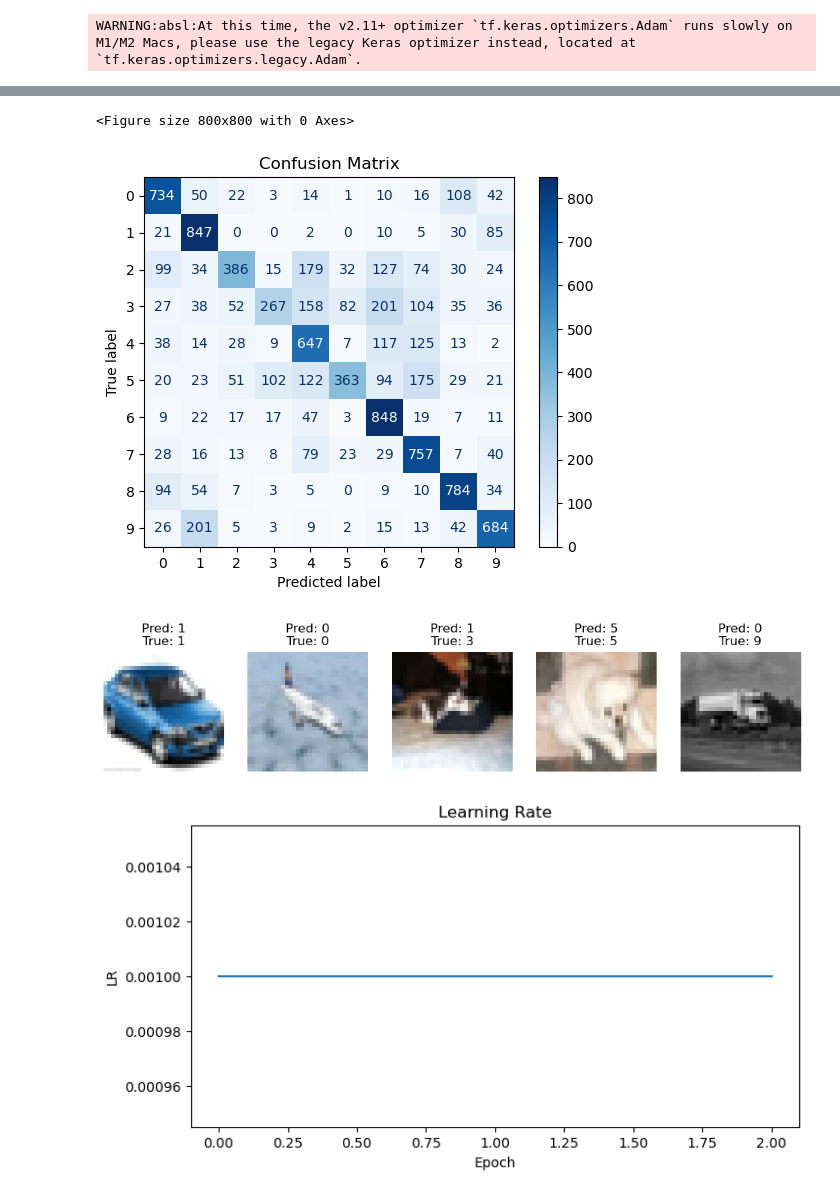
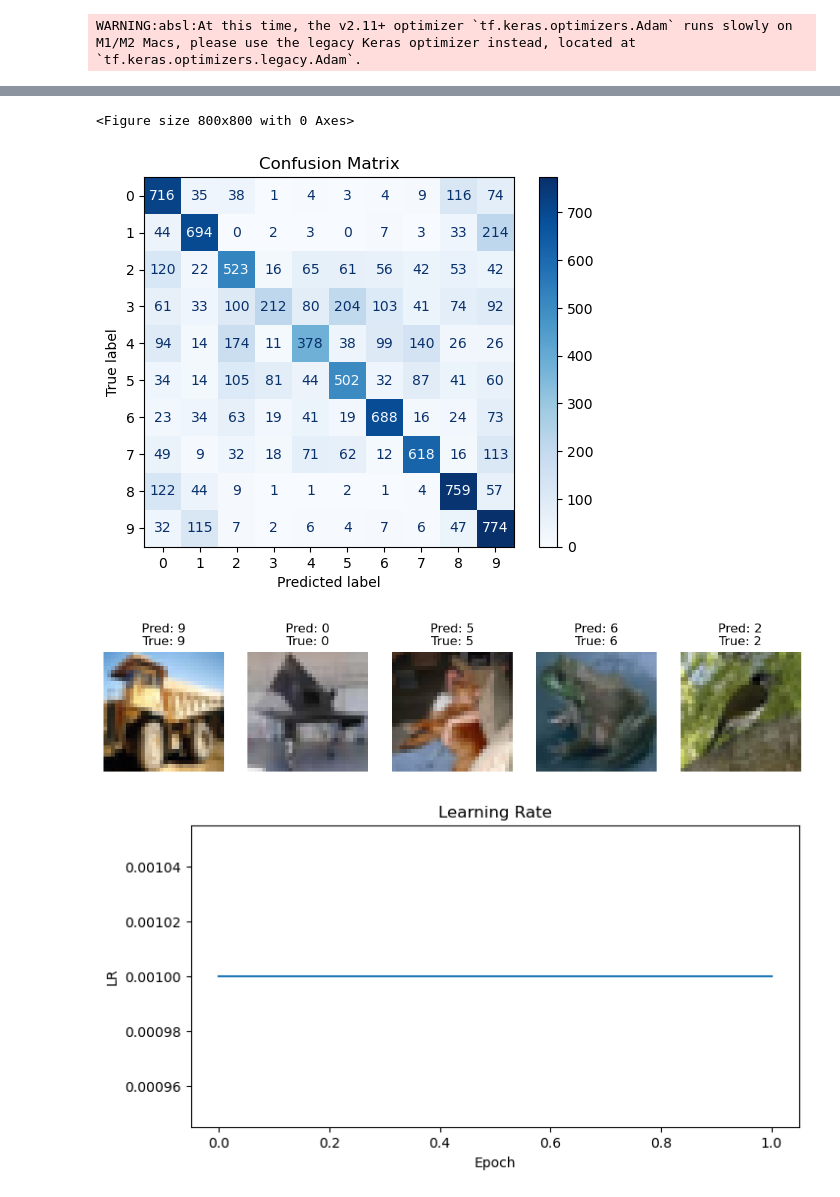
Before and after one commit to mohsenkhashei/cifar10, a Jupyter notebook: CNN_CIFAR_10_modified.ipynb, the cells around one changed output, grey strips where cells are left out. Saved outputs shown, nothing was run; the diff lists cells and outputs as text; code cells hidden in the pictures.

```diff
--- a/CNN_CIFAR_10_modified.ipynb
+++ b/CNN_CIFAR_10_modified.ipynb
@@ -11,10 +11,11 @@ import pandas as pd
 from tensorflow.keras.callbacks import TensorBoard
 import datetime
 from tensorflow.keras.utils import plot_model
+from graphviz import Digraph
 
 
 ############################ Parameters  ####################################################
-epochs = 3  # Increase the number of epochs
+epochs = 2  # Increase the number of epochs
 batch_size = 64
 validation_split = 0.2
 optimizer = tf.keras.optimizers.Adam(learning_rate=0.001)
@@ -249,6 +250,33 @@ plt.show()
 
 # Save the model architecture as an image
 plot_model(model, to_file='model_architecture.png', show_shapes=True)
+
+
+
+# Create a directed graph
+dot = Digraph(comment='CNN Architecture')
+
+# Add nodes
+dot.node('input', 'Input\n(32x32x3)')
+dot.node('conv1', 'Conv2D\n(32 filters, 3x3, ReLU)')
+dot.node('pool1', 'MaxPooling2D\n(2x2)')
+dot.node('conv2', 'Conv2D\n(64 filters, 3x3, ReLU)')
+dot.node('pool2', 'MaxPooling2D\n(2x2)')
+dot.node('conv3', 'Conv2D\n(128 filters, 3x3, ReLU)')
+dot.node('flatten', 'Flatten')
+dot.node('dense1', 'Dense\n(128 units, ReLU)')
+dot.node('dense2', 'Dense\n(10 units, Softmax)')
+dot.node('output', 'Output\n(10 classes)')
+
+# Add edges
+edges = [('input', 'conv1'), ('conv1', 'pool1'), ('pool1', 'conv2'),
+         ('conv2', 'pool2'), ('pool2', 'conv3'), ('conv3', 'flatten'),
+         ('flatten', 'dense1'), ('dense1', 'dense2'), ('dense2', 'output')]
+
+dot.edges(edges)
+
+# Save the graph to a file and render it
+dot.render('cnn_architecture', format='png', cleanup=True)
 # %% [output]
 WARNING:absl:At this time, the v2.11+ optimizer `tf.keras.optimizers.Adam` runs slowly on M1/M2 Macs, please use the legacy Keras optimizer instead, located at `tf.keras.optimizers.legacy.Adam`.
 [figure]
@@ -272,4 +300,4 @@ Epoch 3/3
 <Figure size 800x800 with 0 Axes>
-[figure, old version]
+[figure, new version]
-[figure, old version]
+[figure, new version]
-[figure, old version]
+[figure, new version]
```
Also changed, not shown: parts of 1 cell of this notebook, 3 other files.
